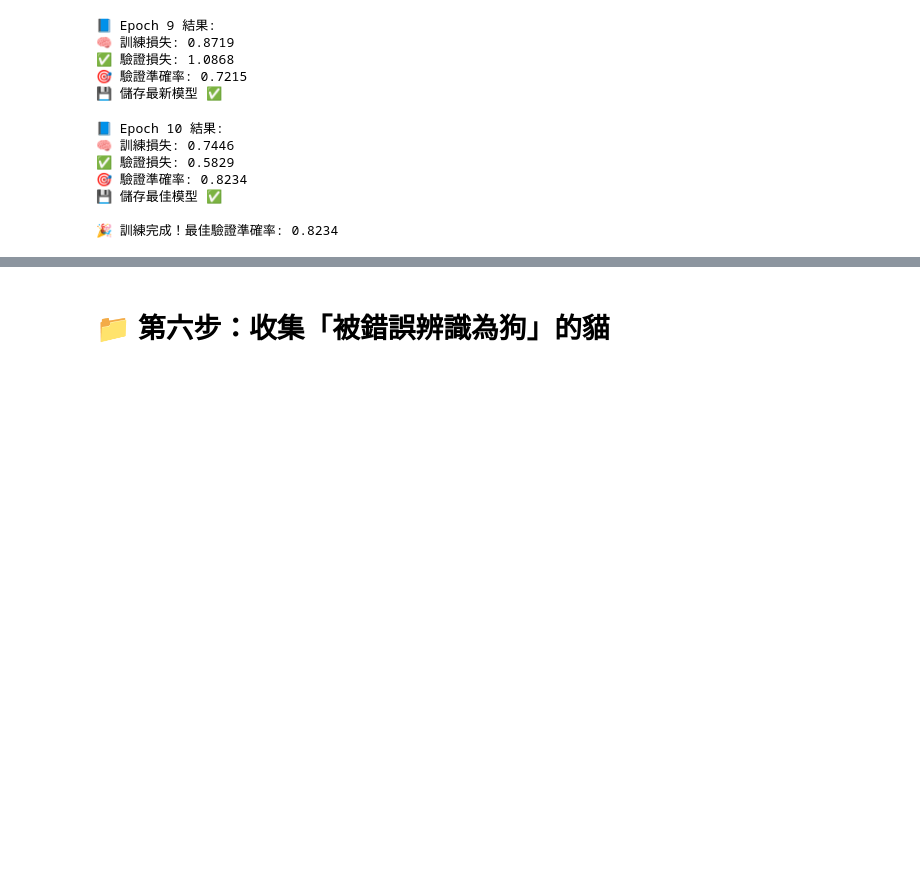
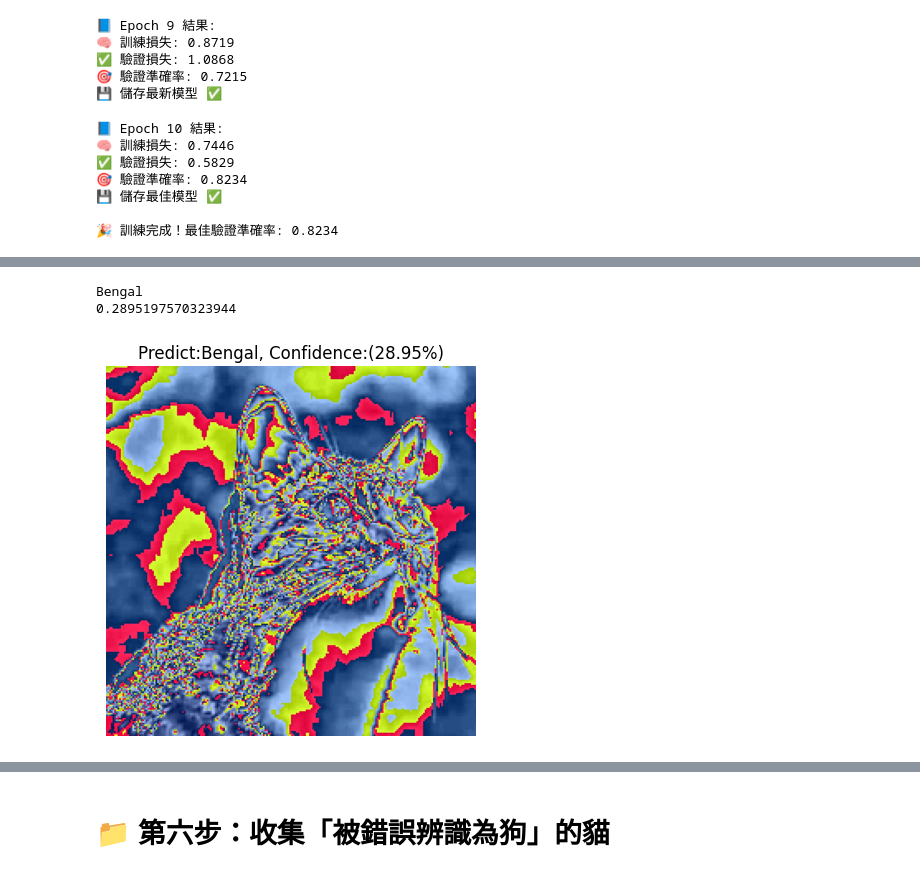
Before and after one commit to 10809104/Which-Cats-Get-Mistaken-for-Dogs-in-CNN-Image-Classification, a Jupyter notebook: cat_vs_dog_classification_study.ipynb, the cells around one changed output, grey strips where cells are left out. Cells and saved outputs as stored; diff of their text form; code cells hidden in the pictures; blank space fills up the shorter version.

```diff
--- a/cat_vs_dog_classification_study.ipynb
+++ b/cat_vs_dog_classification_study.ipynb
@@ -311,0 +373,53 @@ print(f"\n🎉 訓練完成！最佳驗證準確率: {best_acc:.4f}")
+# %%
+import requests
+from PIL import Image
+import torchvision.transforms as transforms
+import matplotlib.pyplot as plt
+import torch
+from io import BytesIO
+
+# 1. 下載網路圖片
+url = "https://scontent.ftpe14-1.fna.fbcdn.net/v/t39.30808-6/504405828_719129514198378_8188960706344399322_n.jpg?stp=dst-jpg_s600x600_tt6&_nc_cat=110&ccb=1-7&_nc_sid=127cfc&_nc_ohc=-qkjdAB9noUQ7kNvwGhAwno&_nc_oc=AdmOfqBolILngITB_mVW1xH_mFxzQjAOAbZkis5P5p-2VTwYtO13TNCNbNmsXKabo8M&_nc_zt=23&_nc_ht=scontent.ftpe14-1.fna&_nc_gid=88pUIOBEaMS8dDZwuVFj8A&oh=00_AfNEmYxIzmKQyDTHqQOnSzw9TCX_idJUebX6BdpTwEVzYw&oe=6858AEEE"  # 你可以換成任意圖片網址
+response = requests.get(url)
+img = Image.open(BytesIO(response.content)).convert("RGB")
+# img = Image.open("zulitou.jpg").convert("RGB")
+
+# 2. 定義跟驗證資料時相同的 preprocess
+preprocess = transforms.Compose([
+    transforms.Resize(256),
+    transforms.CenterCrop(224),
+    transforms.ToTensor(),
+    transforms.Normalize(
+        mean=[0.485, 0.456, 0.406],
+        std=[0.229, 0.224, 0.225]
+    )
+])
+
+input_tensor = preprocess(img).unsqueeze(0).to(device)
+
+# 3. 模型推論
+model.eval()
+with torch.no_grad():
+    output = model(input_tensor)
+    pred_prob = torch.softmax(output, dim=1)
+    pred_label = torch.argmax(pred_prob, dim=1).item()
+    confidence = pred_prob[0, pred_label].item()
+
+pred_breed = dataset.classes[pred_label]
+print(pred_breed)
+print(confidence)
+
+# 4. 顯示圖片和預測結果
+img = preprocess(img)
+if isinstance(img, torch.Tensor):
+    img = F.to_pil_image(img)  # 轉為 PIL 圖片
+
+# 顯示圖片和標籤
+plt.imshow(img)
+plt.title(f"Predict:{pred_breed}, Confidence:({confidence:.2%})")  # 百分比顯示
+plt.axis('off')
+plt.show()
+# %% [output]
+Bengal
+0.2895197570323944
+[figure, added]
```
Also changed, not shown: parts of 9 cells of this notebook.
